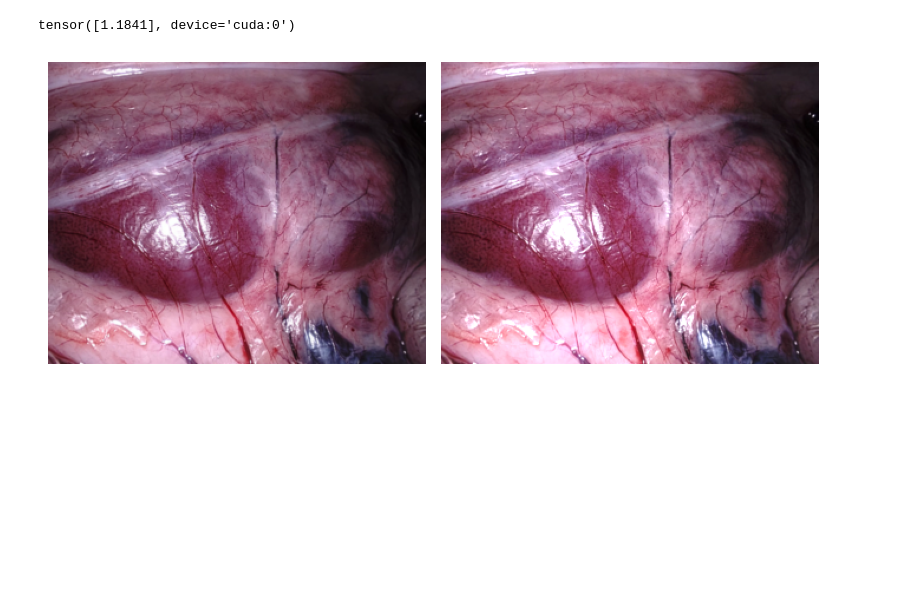
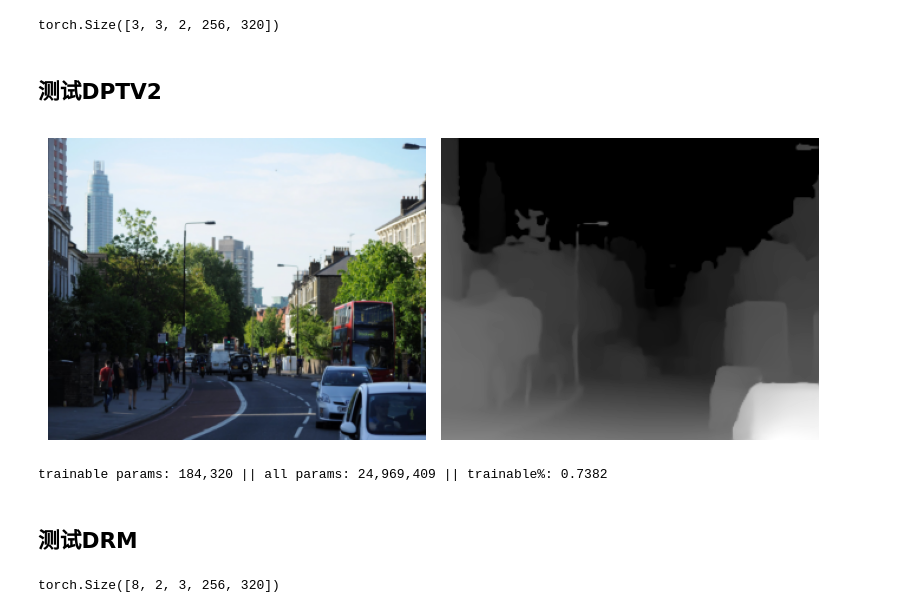
Before and after one commit to Leonardo-Zhou/my-est-v6, a Jupyter notebook: test.ipynb, the cells around one changed output. Saved outputs shown, nothing was run; the diff lists cells and outputs as text; code cells hidden in the pictures; blank space fills up the shorter version.

```diff
--- a/test.ipynb
+++ b/test.ipynb
@@ -16,9 +21,50 @@ outputs = decoder(feats, image)
-# %%
-factor_choicer = utils.FactorChoicer(1, "cuda")
-factor = factor_choicer.get_factor(-1)
-enhanced = utils.enhance_brightness_torch(image, factor)
-print(factor)
-plot_images([image, enhanced])
-# %% [output]
-tensor([1.1841], device='cuda:0')
-[figure, removed]
+# %%
+T = [outputs["A"].unsqueeze(2), outputs["A"].unsqueeze(2)]
+h = torch.cat(T, dim=2)
+h.shape
+# %% [output]
+torch.Size([3, 3, 2, 256, 320])
+# %% [markdown]
+## 测试DPTV2
+# %%
+DEVICE = 'cuda' if torch.cuda.is_available() else 'mps' if torch.backends.mps.is_available() else 'cpu'
+
+model_configs = {
+    'vits': {'encoder': 'vits', 'features': 64, 'out_channels': [48, 96, 192, 384]},
+    'vitb': {'encoder': 'vitb', 'features': 128, 'out_channels': [96, 192, 384, 768]},
+    'vitl': {'encoder': 'vitl', 'features': 256, 'out_channels': [256, 512, 1024, 1024]},
+    'vitg': {'encoder': 'vitg', 'features': 384, 'out_channels': [1536, 1536, 1536, 1536]}
+}
+
+encoder = 'vits' # or 'vits', 'vitb', 'vitg'
+
+model = networks.depth.Depth(**model_configs[encoder], device=DEVICE)
+model.load_state_dict(torch.load(f'checkpoints/depth_anything_v2_{encoder}.pth', map_location='cpu'))
+model = model.to(DEVICE)
+image_loader = ImageLoader(1, 1)
+images = image_loader.batch([1,2,3])
+# %%
+image_path = get_image_path(5, 3, 1)
+image_path = './demo01.jpg'
+image = load_image(image_path, 'cuda')
+depth = model(image)
+plot_images([image, depth])
+# %% [output]
+[figure, added]
+# %%
+from peft import LoraConfig, get_peft_model
+
+lora_config = LoraConfig(
+    r=10,  # 低秩维度，平衡效率和性能
+    lora_alpha=20,  # 缩放因子，通常为 2*r
+    target_modules=["qkv"],  # 针对 ViT 层
+    lora_dropout=0.05,  # dropout 防止过拟合
+    bias="none",  # 不调整偏置
+    task_type=None  # 自定义任务类型
+)
+model = get_peft_model(model, lora_config)
+model.print_trainable_parameters()
+# %% [output]
+trainable params: 184,320 || all params: 24,969,409 || trainable%: 0.7382
+# %% [markdown]
+## 测试DRM
@@ -24,0 +102,13 @@ tensor([1.1841], device='cuda:0')
+# %%
+import torch.nn as nn
+import torch
+import math
+from einops import rearrange
+import os
+
+a = torch.randn(8, 3, 256, 320)
+b = torch.randn(8, 3, 256, 320)
+c = [a, b]
+torch.stack(c, dim=1).shape
+# %% [output]
+torch.Size([8, 2, 3, 256, 320])
```
Also changed, not shown: parts of 6 cells of this notebook, 18 other files.
